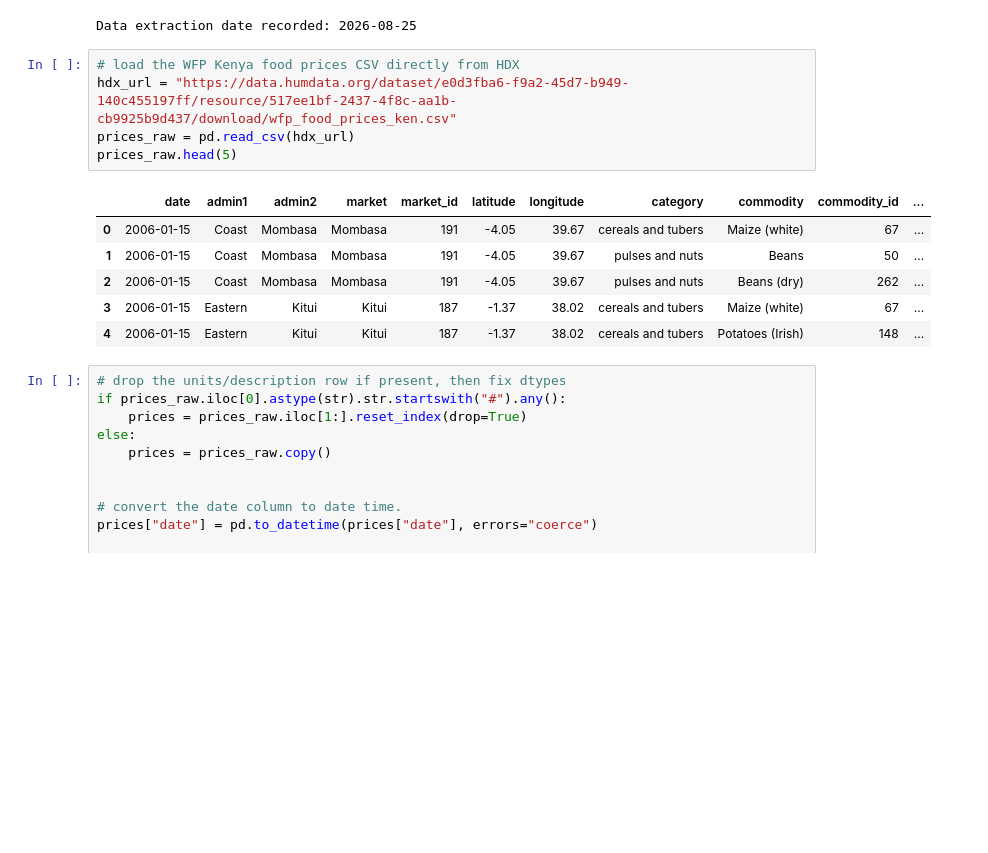
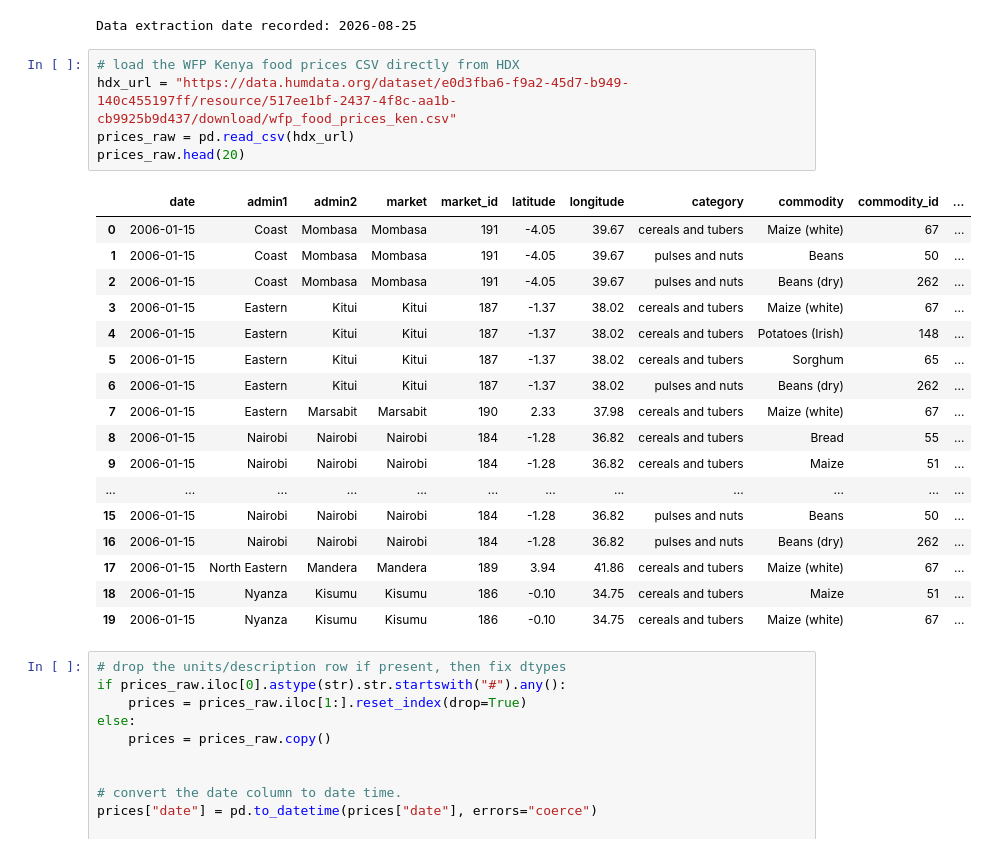
Before and after one commit to kevinkiplangat432/Predictive-Time-Series-Pipeline-using-a-Dual-Input-LSTM-and-Geospatial-Mapping, a Jupyter notebook: kenyan_prices_food.ipynb, the cells around one changed output. Drawn from its saved outputs; the diff is of its cells as text; blank space fills up the shorter version.

```diff
--- a/kenyan_prices_food.ipynb
+++ b/kenyan_prices_food.ipynb
@@ -139,15 +139,26 @@ Data extraction date recorded: 2026-08-25
 # %%
 # load the WFP Kenya food prices CSV directly from HDX
 hdx_url = "https://data.humdata.org/dataset/e0d3fba6-f9a2-45d7-b949-140c455197ff/resource/517ee1bf-2437-4f8c-aa1b-cb9925b9d437/download/wfp_food_prices_ken.csv"
 prices_raw = pd.read_csv(hdx_url)
-prices_raw.head(5)
+prices_raw.head(20)
 # %% [output]
 |  | date | admin1 | admin2 | market | market_id | latitude | longitude | category | commodity | commodity_id | ... |
 | 0 | 2006-01-15 | Coast | Mombasa | Mombasa | 191 | -4.05 | 39.67 | cereals and tubers | Maize (white) | 67 | ... |
 | 1 | 2006-01-15 | Coast | Mombasa | Mombasa | 191 | -4.05 | 39.67 | pulses and nuts | Beans | 50 | ... |
 | 2 | 2006-01-15 | Coast | Mombasa | Mombasa | 191 | -4.05 | 39.67 | pulses and nuts | Beans (dry) | 262 | ... |
 | 3 | 2006-01-15 | Eastern | Kitui | Kitui | 187 | -1.37 | 38.02 | cereals and tubers | Maize (white) | 67 | ... |
 | 4 | 2006-01-15 | Eastern | Kitui | Kitui | 187 | -1.37 | 38.02 | cereals and tubers | Potatoes (Irish) | 148 | ... |
+| 5 | 2006-01-15 | Eastern | Kitui | Kitui | 187 | -1.37 | 38.02 | cereals and tubers | Sorghum | 65 | ... |
+| 6 | 2006-01-15 | Eastern | Kitui | Kitui | 187 | -1.37 | 38.02 | pulses and nuts | Beans (dry) | 262 | ... |
+| 7 | 2006-01-15 | Eastern | Marsabit | Marsabit | 190 | 2.33 | 37.98 | cereals and tubers | Maize (white) | 67 | ... |
+| 8 | 2006-01-15 | Nairobi | Nairobi | Nairobi | 184 | -1.28 | 36.82 | cereals and tubers | Bread | 55 | ... |
+| 9 | 2006-01-15 | Nairobi | Nairobi | Nairobi | 184 | -1.28 | 36.82 | cereals and tubers | Maize | 51 | ... |
+| ... | ... | ... | ... | ... | ... | ... | ... | ... | ... | ... | ... |
+| 15 | 2006-01-15 | Nairobi | Nairobi | Nairobi | 184 | -1.28 | 36.82 | pulses and nuts | Beans | 50 | ... |
+| 16 | 2006-01-15 | Nairobi | Nairobi | Nairobi | 184 | -1.28 | 36.82 | pulses and nuts | Beans (dry) | 262 | ... |
+| 17 | 2006-01-15 | North Eastern | Mandera | Mandera | 189 | 3.94 | 41.86 | cereals and tubers | Maize (white) | 67 | ... |
+| 18 | 2006-01-15 | Nyanza | Kisumu | Kisumu | 186 | -0.10 | 34.75 | cereals and tubers | Maize | 51 | ... |
+| 19 | 2006-01-15 | Nyanza | Kisumu | Kisumu | 186 | -0.10 | 34.75 | cereals and tubers | Maize (white) | 67 | ... |
 # %%
 # drop the units/description row if present, then fix dtypes
 if prices_raw.iloc[0].astype(str).str.startswith("#").any():
```
Also changed, not shown: parts of 8 cells of this notebook.
